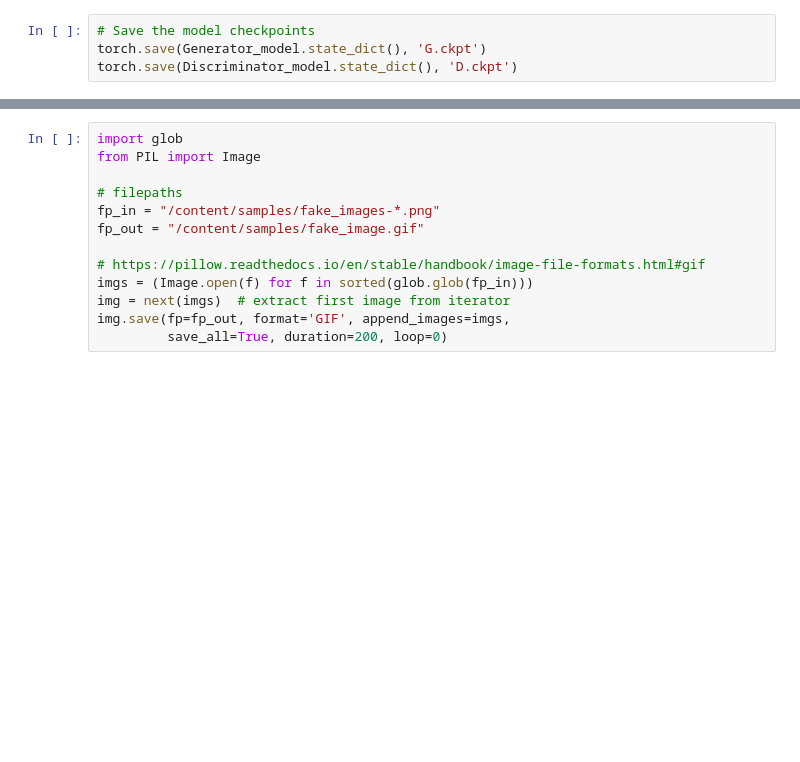
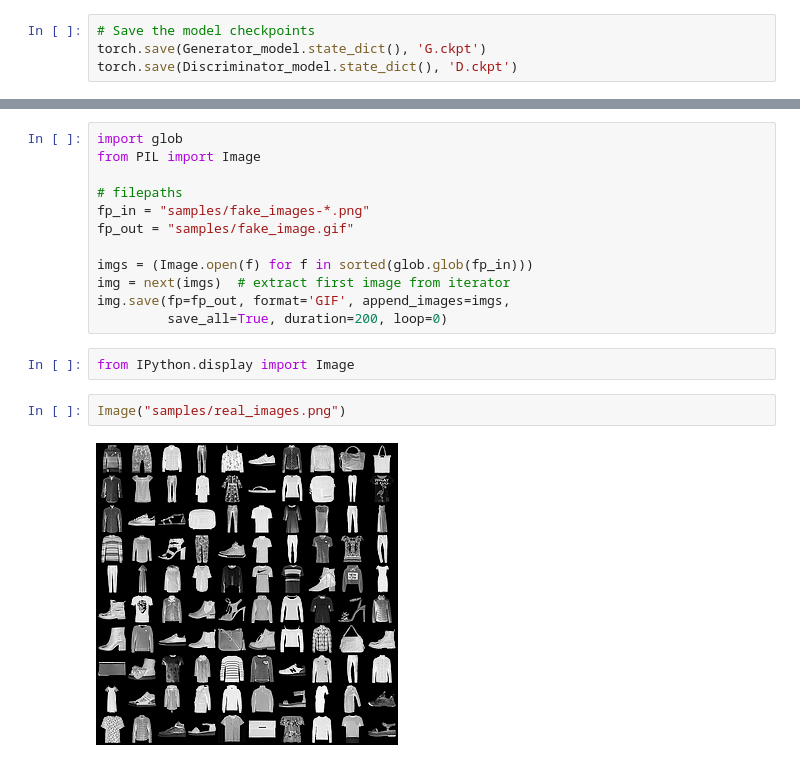
Before and after one commit to ashma01/GAN-Algorithms, a Jupyter notebook: GAN_Simple.ipynb, the cells around one changed output, grey strips where cells are left out. Cells and saved outputs as stored; diff of their text form; blank space fills up the shorter version.

```diff
--- a/GAN_Simple.ipynb
+++ b/GAN_Simple.ipynb
@@ -326,11 +255,16 @@ import glob
 from PIL import Image
 
 # filepaths
-fp_in = "/content/samples/fake_images-*.png"
-fp_out = "/content/samples/fake_image.gif"
+fp_in = "samples/fake_images-*.png"
+fp_out = "samples/fake_image.gif"
 
-# https://pillow.readthedocs.io/en/stable/handbook/image-file-formats.html#gif
 imgs = (Image.open(f) for f in sorted(glob.glob(fp_in)))
 img = next(imgs)  # extract first image from iterator
 img.save(fp=fp_out, format='GIF', append_images=imgs,
          save_all=True, duration=200, loop=0)
+# %%
+from IPython.display import Image
+# %%
+Image("samples/real_images.png")
+# %% [output]
+[figure, added]
```
Also changed, not shown: parts of 15 cells of this notebook.
